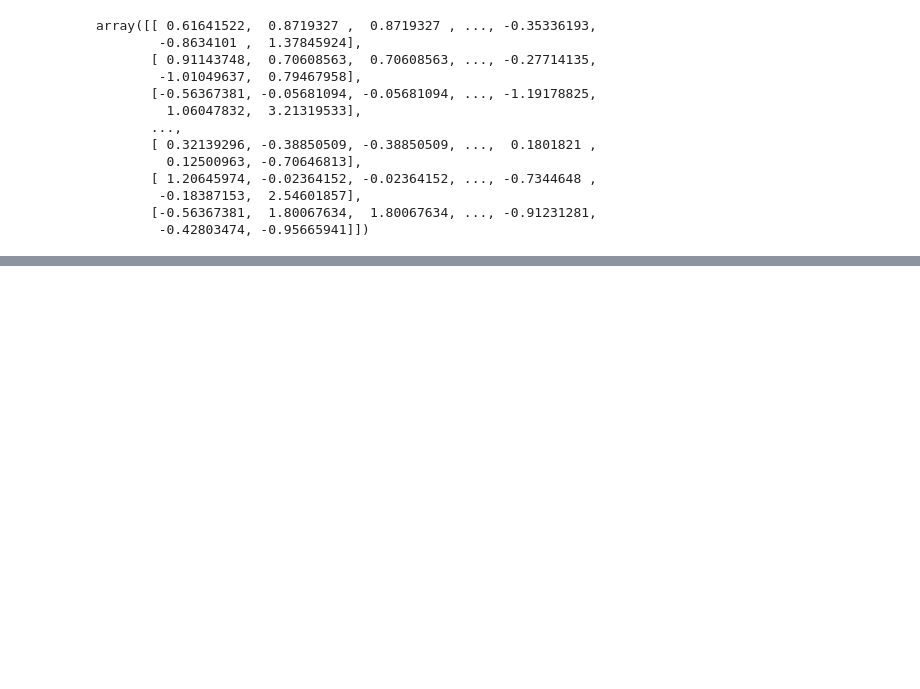
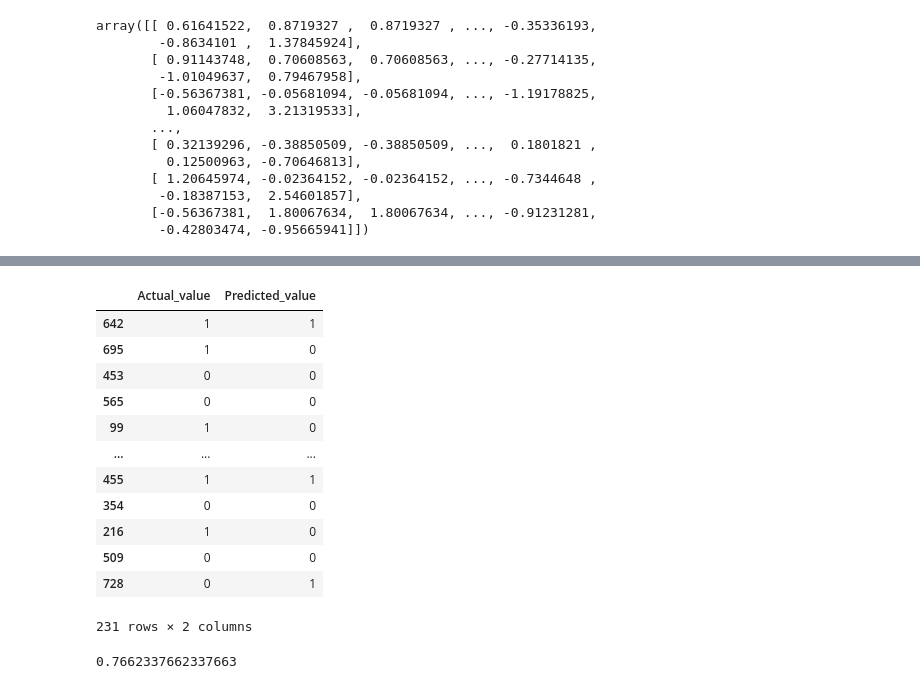
Before and after one commit to bytesbyt/ds_ml, a Jupyter notebook: diabetes.ipynb, the cells around one changed output, grey strips where cells are left out. Cells and saved outputs as stored; diff of their text form; code cells hidden in the pictures; blank space fills up the shorter version.

Commit message:
Train logisitc regression model with diabetes data

```diff
--- a/diabetes.ipynb
+++ b/diabetes.ipynb
@@ -284,0 +288,4 @@ log_reg.fit(X_train, y_train)
+# %%
+# Predict on the test data
+y_pred_log = log_reg.predict(X_test)
+y_pred_log
@@ -284,0 +304,22 @@ log_reg.fit(X_train, y_train)
+# %%
+# Putting in a dataframe
+df = pd.DataFrame({'Actual_value': y_test, 'Predicted_value': y_pred_log})
+df
+# %% [output]
+|  | Actual_value | Predicted_value |
+| 642 | 1 | 1 |
+| 695 | 1 | 0 |
+| 453 | 0 | 0 |
+| 565 | 0 | 0 |
+| 99 | 1 | 0 |
+| ... | ... | ... |
+| 455 | 1 | 1 |
+| 354 | 0 | 0 |
+| 216 | 1 | 0 |
+| 509 | 0 | 0 |
+| 728 | 0 | 1 |
+231 rows × 2 columns
+# %%
+accuracy_score(y_test, y_pred_log)
+# %% [output]
+0.7662337662337663
```
Also changed, not shown: parts of 3 cells of this notebook.
